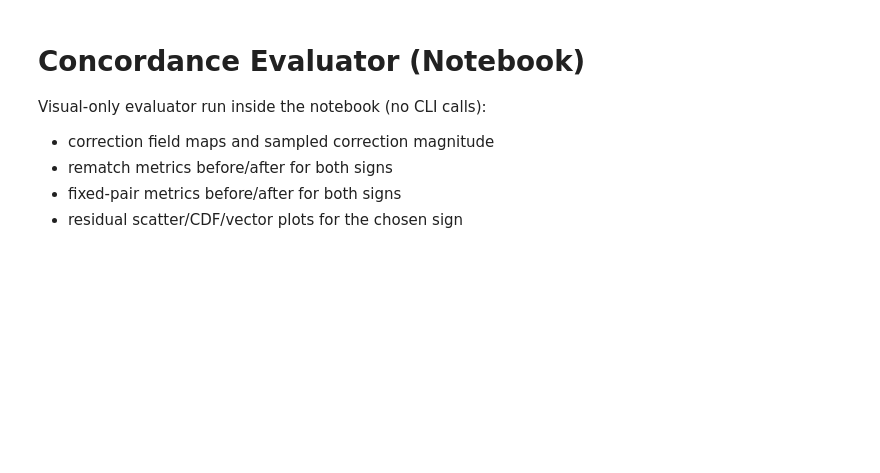
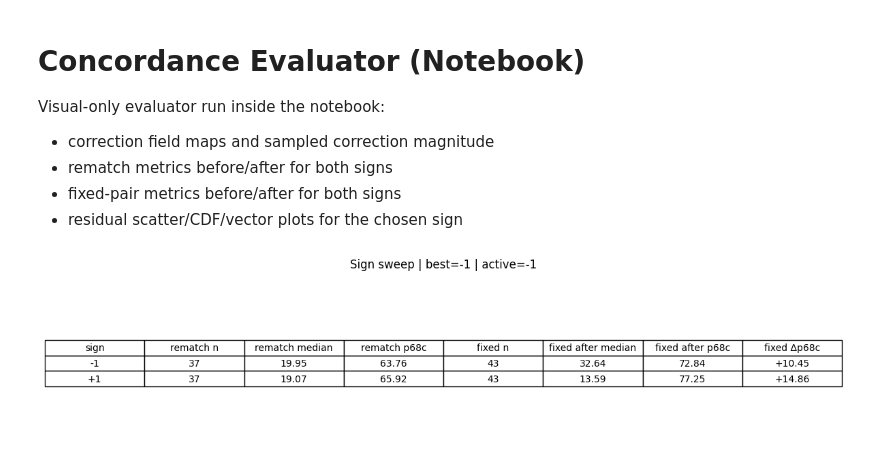
Before and after one commit to xoubish/JAISP, a Jupyter notebook: models/astrometry/inspect_concordance_fits.ipynb, the cells around one changed output. Cells and saved outputs as stored; diff of their text form; code cells hidden in the pictures; blank space fills up the shorter version.

```diff
--- a/models/astrometry/inspect_concordance_fits.ipynb
+++ b/models/astrometry/inspect_concordance_fits.ipynb
@@ -1,7 +1,7 @@
 # %% [markdown]
 # Concordance Evaluator (Notebook)
 
-Visual-only evaluator run inside the notebook (no CLI calls):
+Visual-only evaluator run inside the notebook:
 - correction field maps and sampled correction magnitude
 - rematch metrics before/after for both signs
 - fixed-pair metrics before/after for both signs
@@ -21,18 +22,35 @@ plt.rcParams['axes.grid'] = False
 # %%
 # Paths + controls
 cwd = Path.cwd().resolve()
-if (cwd / 'models/astrometry/evaluate_catalog_astrometry.py').exists():
+if (cwd / 'models/astrometry').exists():
     REPO_ROOT = cwd
-elif (cwd / 'evaluate_catalog_astrometry.py').exists() and cwd.name == 'astrometry':
+elif cwd.name == 'astrometry' and (cwd / 'inspect_concordance_fits.ipynb').exists():
     REPO_ROOT = cwd.parents[1]
 else:
     REPO_ROOT = Path('/home/shemmati/JAISP')
 
-default_fits = [
-    REPO_ROOT / 'concordance_ecdfs_50ep.fits',
+candidate_fits = [
+    REPO_ROOT / 'concordance_ecdfs_50ep_allbands.fits',
     REPO_ROOT / 'concordance_ecdfs.fits',
 ]
-FITS_PATH = next((pp for pp in default_fits if pp.exists()), default_fits[-1])
+
+
+def _count_rubin_bands_in_fits(path):
+    if not path.exists():
+        return -1
+    bands = set()
+    with fits.open(path) as hdul:
+        for hdu in hdul[1:]:
+            parts = hdu.name.lower().split('.')
+            if len(parts) == 3 and parts[1] in {'u', 'g', 'r', 'i', 'z', 'y'} and parts[2] in {'dra', 'dde'}:
+                bands.add(parts[1])
+    return len(bands)
+
+existing = [pp for pp in candidate_fits if pp.exists()]
+if not existing:
+    FITS_PATH = candidate_fits[-1]
+else:
+    FITS_PATH = max(existing, key=_count_rubin_bands_in_fits)
 
 TILE_ID = 'tile_x00000_y00000'
 RUBIN_BAND = 'r'
@@ -260,39 +428,32 @@ ci_a = active['rematch']['ci']
 # %%
 # Sign comparison (visual summary)
 rows = []
 for s in sorted(results_by_sign.keys()):
     rem = results_by_sign[s]['rematch']
     fix = results_by_sign[s]['fixed']
     rows.append([
         f'{s:+.0f}',
         f"{rem['all']['n']}",
         f"{rem['all']['median']:.2f}",
         f"{rem['clipped']['p68c']:.2f}",
         f"{fix['before_clip']['n']}",
         f"{fix['after_clip']['median']:.2f}",
         f"{fix['after_clip']['p68c']:.2f}",
         f"{fix['delta_clip']['p68c']:+.2f}",
     ])
 
-col_labels = [
-    'sign',
-    'rematch n',
-    'rematch median',
-    'rematch p68c',
-    'fixed n',
-    'fixed after median',
-    'fixed after p68c',
-    'fixed Δp68c',
-]
+col_labels = ['sign', 'rematch n', 'rematch median', 'rematch p68c', 'fixed n', 'fixed after median', 'fixed after p68c', 'fixed Δp68c']
 fig, ax = plt.subplots(figsize=(12, 2.2 + 0.45 * len(rows)))
 ax.axis('off')
 tbl = ax.table(cellText=rows, colLabels=col_labels, loc='center', cellLoc='center')
 tbl.auto_set_font_size(False)
 tbl.set_fontsize(10)
 tbl.scale(1.0, 1.3)
 ax.set_title(f'Sign sweep | best={BEST_SIGN:+.0f} | active={ACTIVE_SIGN:+.0f}', pad=10)
 plt.tight_layout()
 plt.show()
+# %% [output]
+[figure, added]
 # %%
 # Correction field + sampled correction magnitude
 mag_map = np.hypot(dra_map, dde_map)
```
Also changed, not shown: parts of 8 cells of this notebook, 3 other files.
